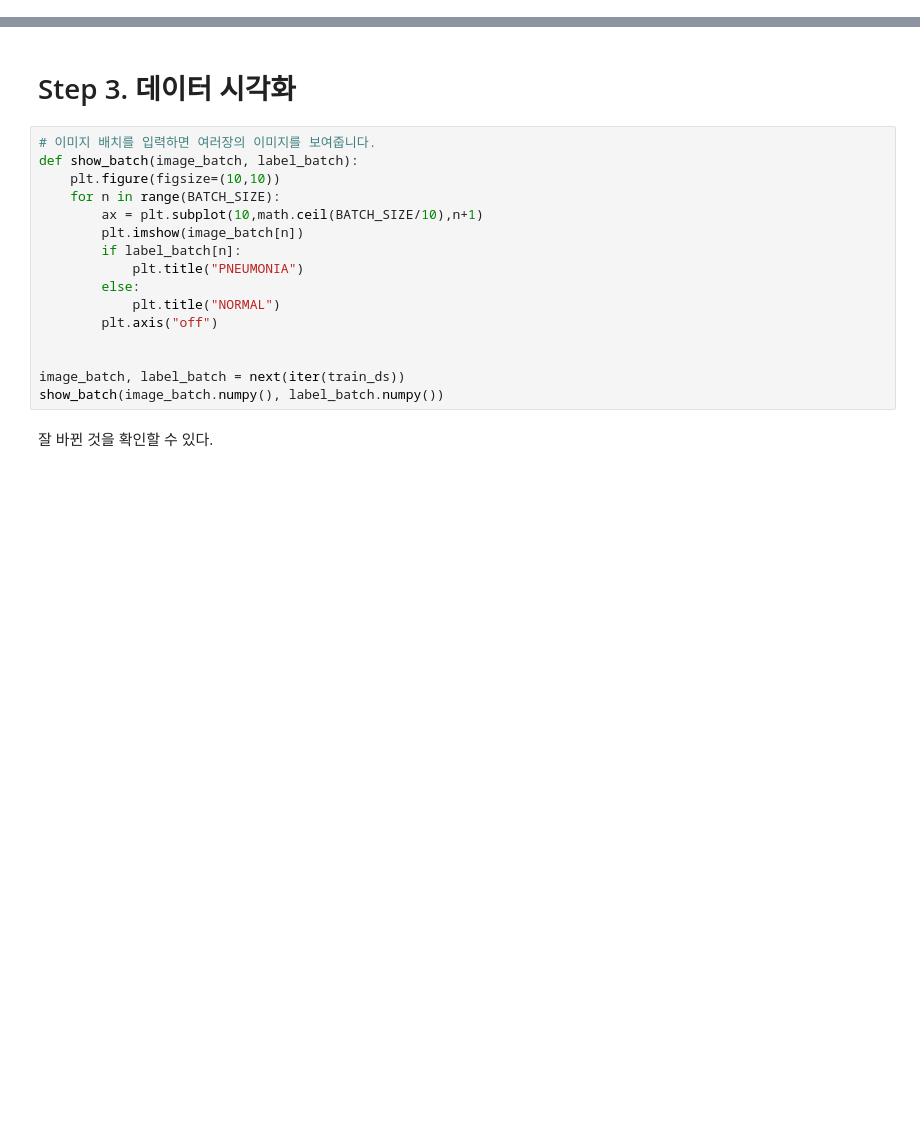
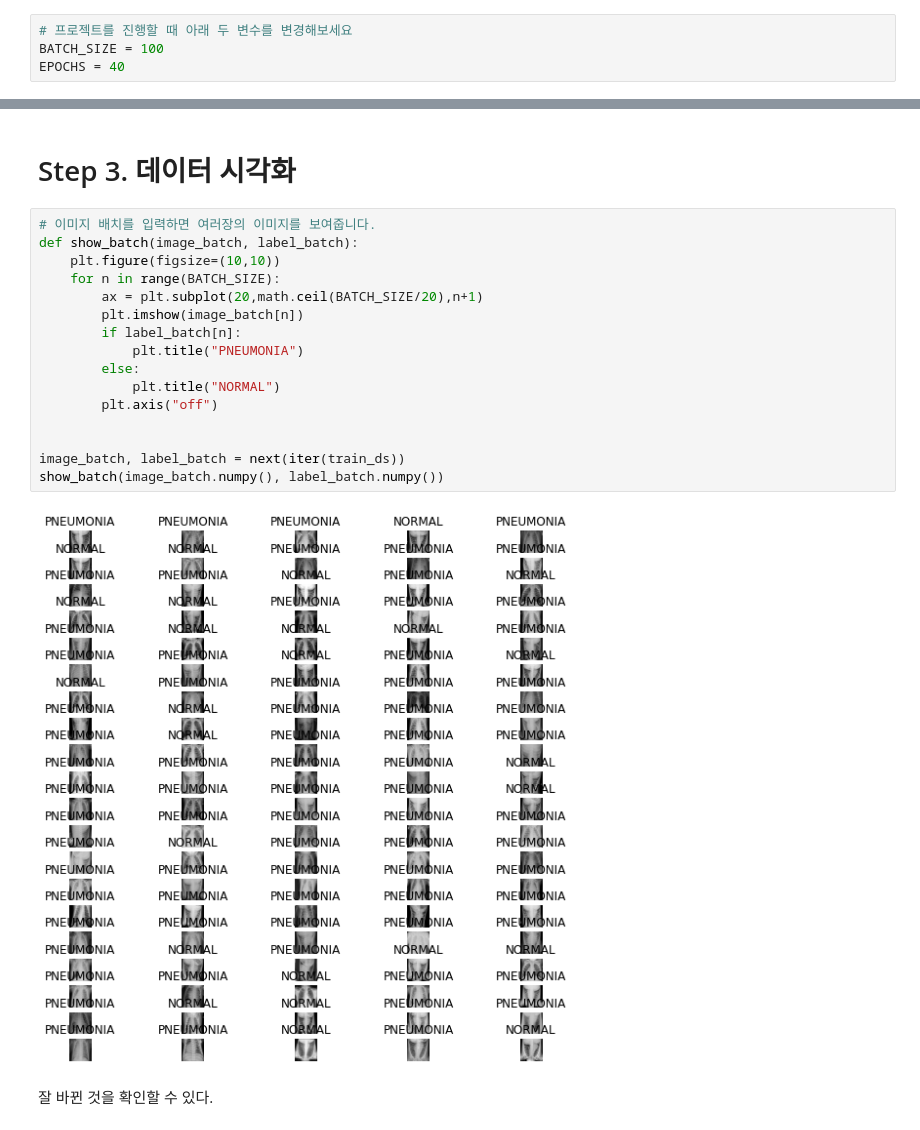
Before and after one commit to kkalkkkal/AIFFEL, a Jupyter notebook: 9. 폐렴아 기다려라!/폐렴 진단기 성능개선.ipynb, the cells around one changed output, grey strips where cells are left out. Drawn from its saved outputs; the diff is of its cells as text; blank space fills up the shorter version.

```diff
--- a/9. 폐렴아 기다려라!/폐렴 진단기 성능개선.ipynb
+++ b/9. 폐렴아 기다려라!/폐렴 진단기 성능개선.ipynb
@@ -142,3 +138,7 @@ print(TEST_IMAGE_COUNT)
+# %%
+# 프로젝트를 진행할 때 아래 두 변수를 변경해보세요
+BATCH_SIZE = 100
+EPOCHS = 40
 # %% [markdown]
 이제 현재 준비된 데이터를 증강시킨다. <br>
 data augmentation을 진행한다. <br>
@@ -179,19 +179,21 @@ val_ds = prepare_for_training(val_ds)
 # %%
 # 이미지 배치를 입력하면 여러장의 이미지를 보여줍니다.
 def show_batch(image_batch, label_batch):
     plt.figure(figsize=(10,10))
     for n in range(BATCH_SIZE):
-        ax = plt.subplot(10,math.ceil(BATCH_SIZE/10),n+1)
+        ax = plt.subplot(20,math.ceil(BATCH_SIZE/20),n+1)
         plt.imshow(image_batch[n])
         if label_batch[n]:
             plt.title("PNEUMONIA")
         else:
             plt.title("NORMAL")
         plt.axis("off")
 
 
 image_batch, label_batch = next(iter(train_ds))
 show_batch(image_batch.numpy(), label_batch.numpy())
+# %% [output]
+[figure, added]
 # %% [markdown]
 잘 바뀐 것을 확인할 수 있다.
 # %% [markdown]
```
Also changed, not shown: parts of 14 cells of this notebook.
